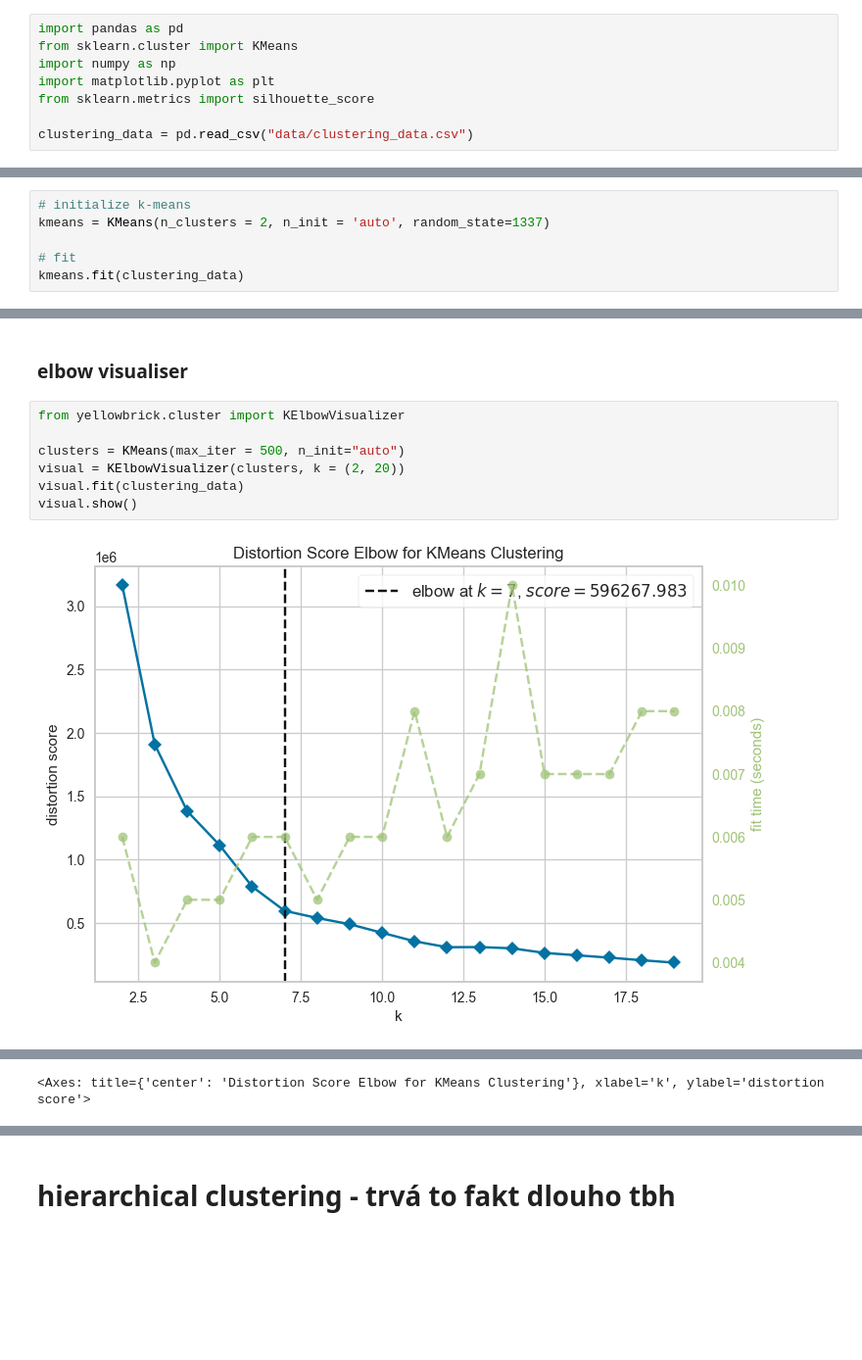
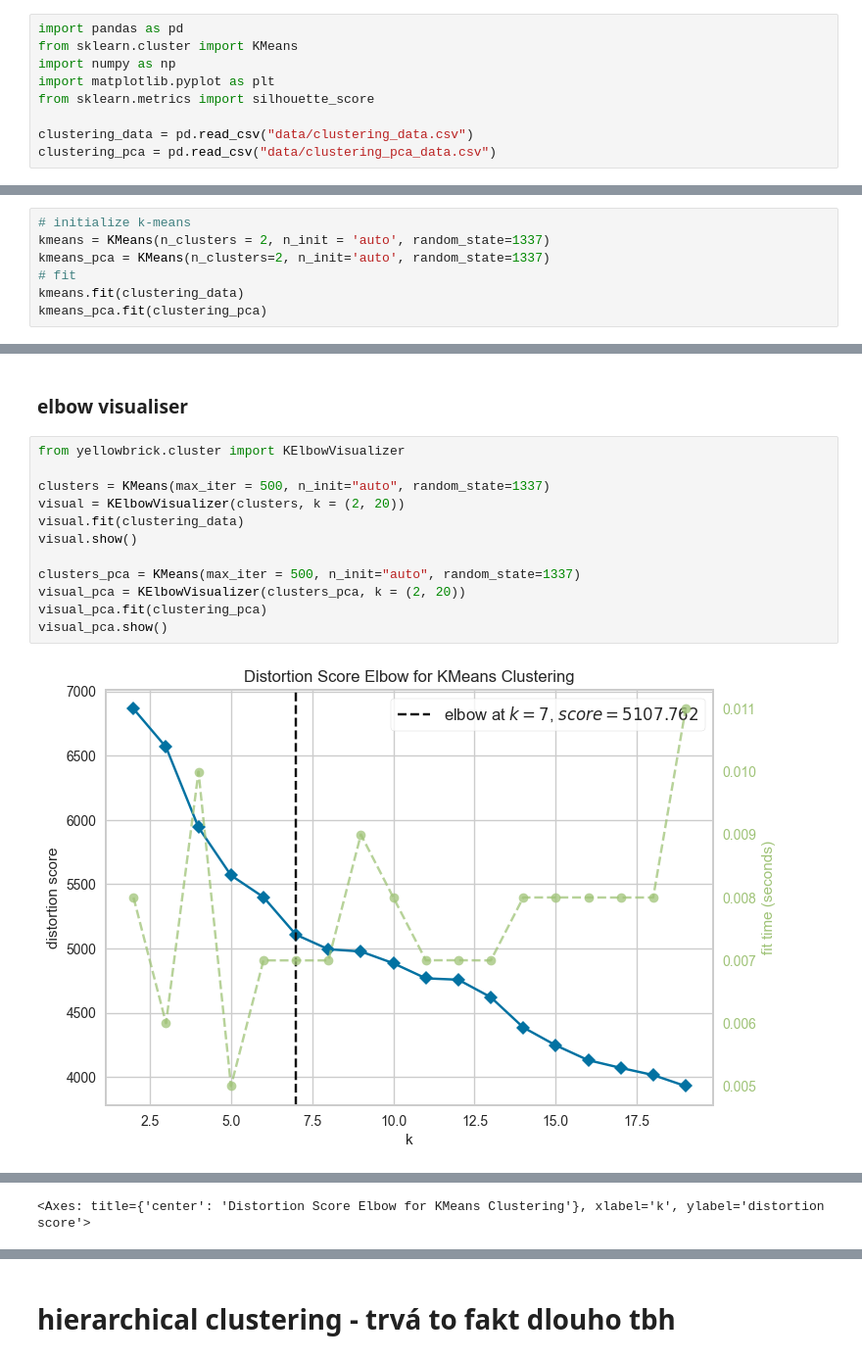
Before and after one commit to balooooooooo/machine_learning_1_coursework, a Jupyter notebook: clustering.ipynb, the cells around one changed output, grey strips where cells are left out. Shown at 98% size. Cells and saved outputs as stored; diff of their text form; blank space fills up the shorter version.

```diff
--- a/clustering.ipynb
+++ b/clustering.ipynb
@@ -8,3 +6,4 @@ import matplotlib.pyplot as plt
 from sklearn.metrics import silhouette_score
 
 clustering_data = pd.read_csv("data/clustering_data.csv")
+clustering_pca = pd.read_csv("data/clustering_pca_data.csv")
@@ -13,9 +14,10 @@ clustering_data = pd.read_csv("data/clustering_data.csv")
 # %%
 # initialize k-means
 kmeans = KMeans(n_clusters = 2, n_init = 'auto', random_state=1337)
-
+kmeans_pca = KMeans(n_clusters=2, n_init='auto', random_state=1337)
 # fit
 kmeans.fit(clustering_data)
+kmeans_pca.fit(clustering_pca)
 # %% [output]
 KMeans(n_clusters=2, n_init='auto', random_state=1337)
 # %%
@@ -51,9 +57,14 @@ plt.show()
 # %%
 from yellowbrick.cluster import KElbowVisualizer
 
-clusters = KMeans(max_iter = 500, n_init="auto")
+clusters = KMeans(max_iter = 500, n_init="auto", random_state=1337)
 visual = KElbowVisualizer(clusters, k = (2, 20))
 visual.fit(clustering_data)
 visual.show()
+
+clusters_pca = KMeans(max_iter = 500, n_init="auto", random_state=1337)
+visual_pca = KElbowVisualizer(clusters_pca, k = (2, 20))
+visual_pca.fit(clustering_pca)
+visual_pca.show()
 # %% [output]
-[figure, old version]
+[figure, new version]
```
Also changed, not shown: parts of 7 cells of this notebook, 1 other file.
